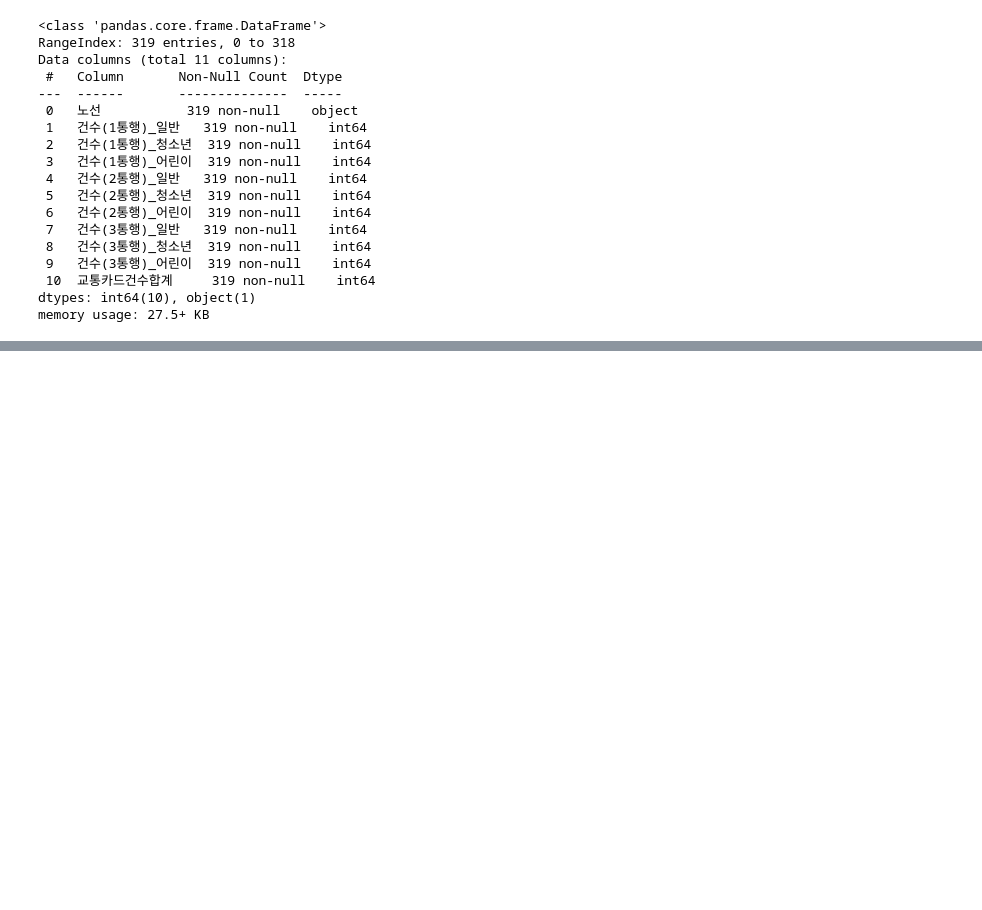
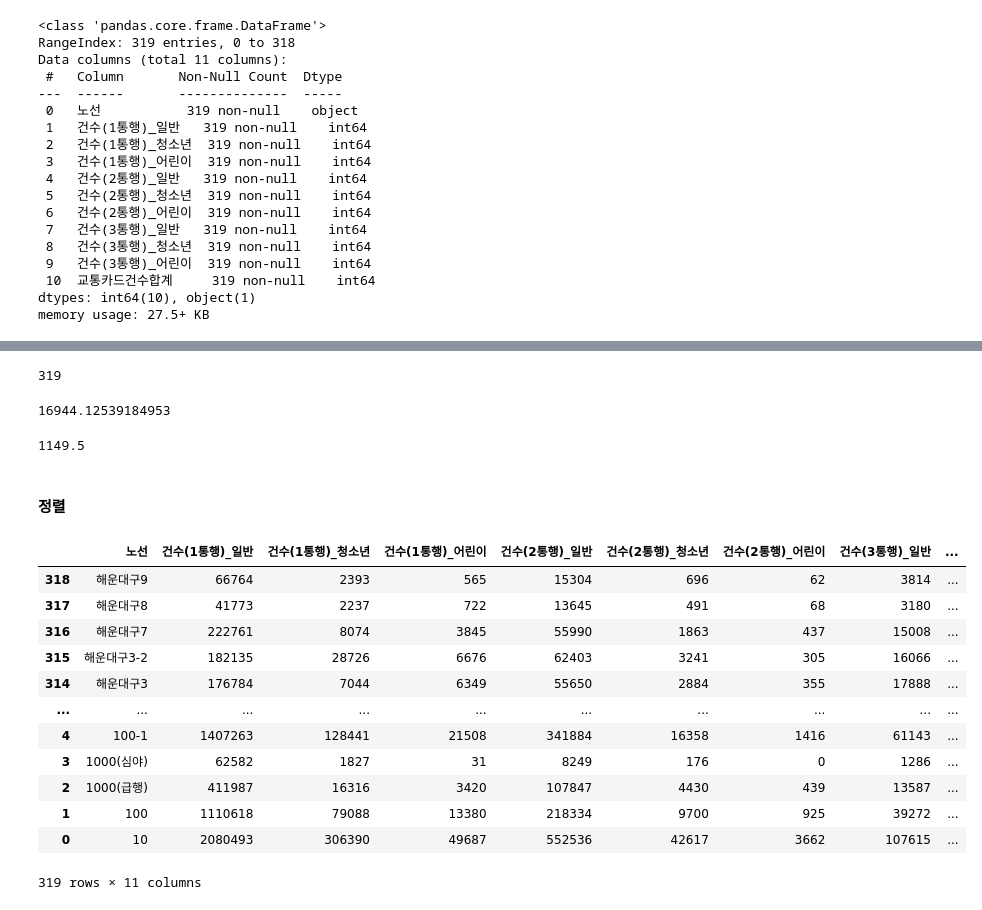
Before and after one commit to tjdrnr1217/-Bigdata-Python-2023, a Jupyter notebook: Day06/py32_pandas_io.ipynb, the cells around one changed output, grey strips where cells are left out. Drawn from its saved outputs; the diff is of its cells as text; code cells hidden in the pictures; blank space fills up the shorter version.

```diff
--- a/Day06/py32_pandas_io.ipynb
+++ b/Day06/py32_pandas_io.ipynb
@@ -242,0 +258,31 @@ df2.describe()
+# %%
+df2['건수(1통행)_일반'].count()
+# %% [output]
+319
+# %%
+df2['건수(1통행)_어린이'].mean()
+# %% [output]
+16944.12539184953
+# %%
+# 4분위수 함수 q=0.25(1사분위), 0.5(2사분위), 0.75(3사분위), 1(4사분위)
+df2['건수(1통행)_어린이'].quantile(q=0.25)
+# %% [output]
+1149.5
+# %% [markdown]
+#### 정렬
+# %%
+df2.sort_index(axis=0, ascending=False)
+# %% [output]
+|  | 노선 | 건수(1통행)_일반 | 건수(1통행)_청소년 | 건수(1통행)_어린이 | 건수(2통행)_일반 | 건수(2통행)_청소년 | 건수(2통행)_어린이 | 건수(3통행)_일반 | ... |
+| 318 | 해운대구9 | 66764 | 2393 | 565 | 15304 | 696 | 62 | 3814 | ... |
+| 317 | 해운대구8 | 41773 | 2237 | 722 | 13645 | 491 | 68 | 3180 | ... |
+| 316 | 해운대구7 | 222761 | 8074 | 3845 | 55990 | 1863 | 437 | 15008 | ... |
+| 315 | 해운대구3-2 | 182135 | 28726 | 6676 | 62403 | 3241 | 305 | 16066 | ... |
+| 314 | 해운대구3 | 176784 | 7044 | 6349 | 55650 | 2884 | 355 | 17888 | ... |
+| ... | ... | ... | ... | ... | ... | ... | ... | ... | ... |
+| 4 | 100-1 | 1407263 | 128441 | 21508 | 341884 | 16358 | 1416 | 61143 | ... |
+| 3 | 1000(심야) | 62582 | 1827 | 31 | 8249 | 176 | 0 | 1286 | ... |
+| 2 | 1000(급행) | 411987 | 16316 | 3420 | 107847 | 4430 | 439 | 13587 | ... |
+| 1 | 100 | 1110618 | 79088 | 13380 | 218334 | 9700 | 925 | 39272 | ... |
+| 0 | 10 | 2080493 | 306390 | 49687 | 552536 | 42617 | 3662 | 107615 | ... |
+319 rows × 11 columns
```
Also changed, not shown: parts of 28 cells of this notebook, 4 other files.
